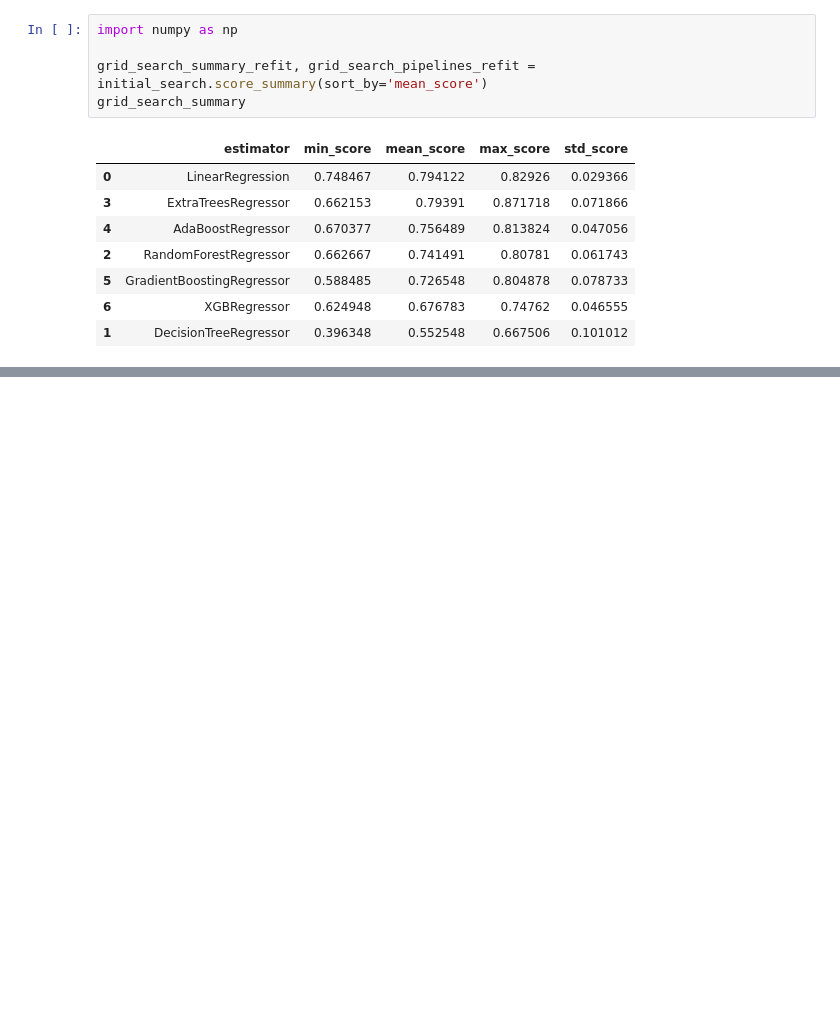
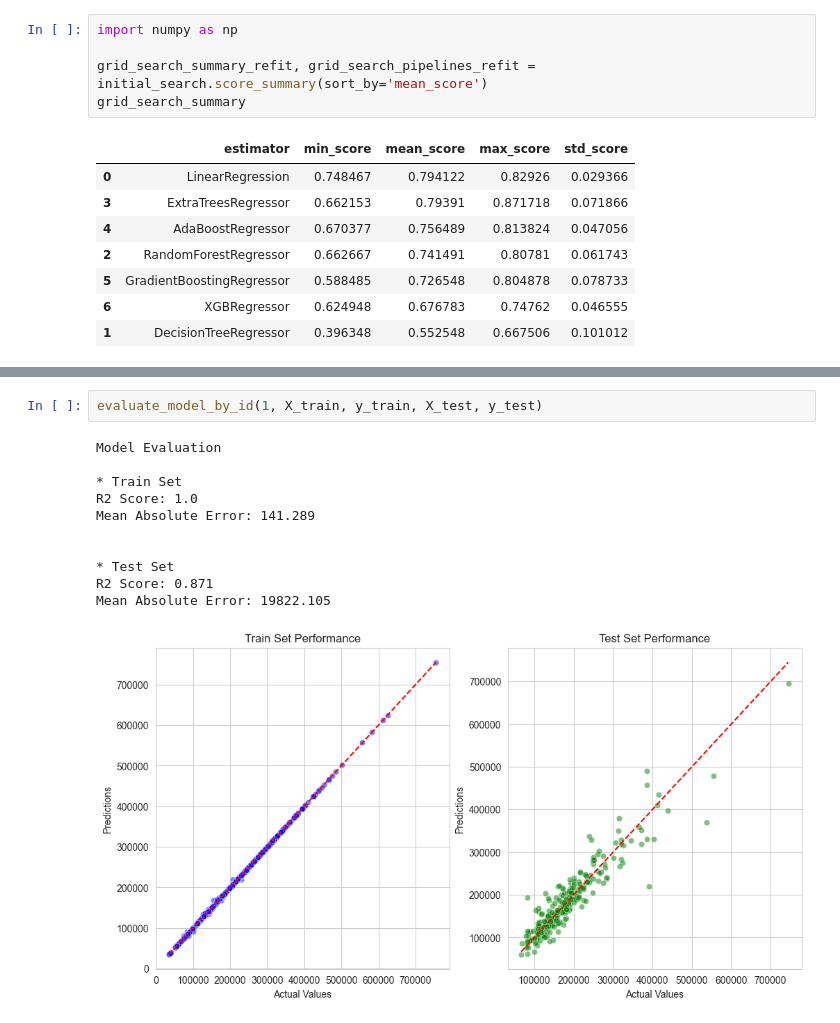
Before and after one commit to Tomosius/heritage_houses_p5, a Jupyter notebook: jupyter_notebooks/09_Modeling_and_Evaluation_hypothesis_3.ipynb, the cells around one changed output, grey strips where cells are left out. Cells and saved outputs as stored; diff of their text form; blank space fills up the shorter version.

```diff
--- a/jupyter_notebooks/09_Modeling_and_Evaluation_hypothesis_3.ipynb
+++ b/jupyter_notebooks/09_Modeling_and_Evaluation_hypothesis_3.ipynb
@@ -1151,0 +1700,14 @@ grid_search_summary
+# %%
+evaluate_model_by_id(1, X_train, y_train, X_test, y_test)
+# %% [output]
+Model Evaluation
+
+* Train Set
+R2 Score: 1.0
+Mean Absolute Error: 141.289
+
+
+* Test Set
+R2 Score: 0.871
+Mean Absolute Error: 19822.105
+[figure, added]
```
Also changed, not shown: parts of 64 cells of this notebook.
